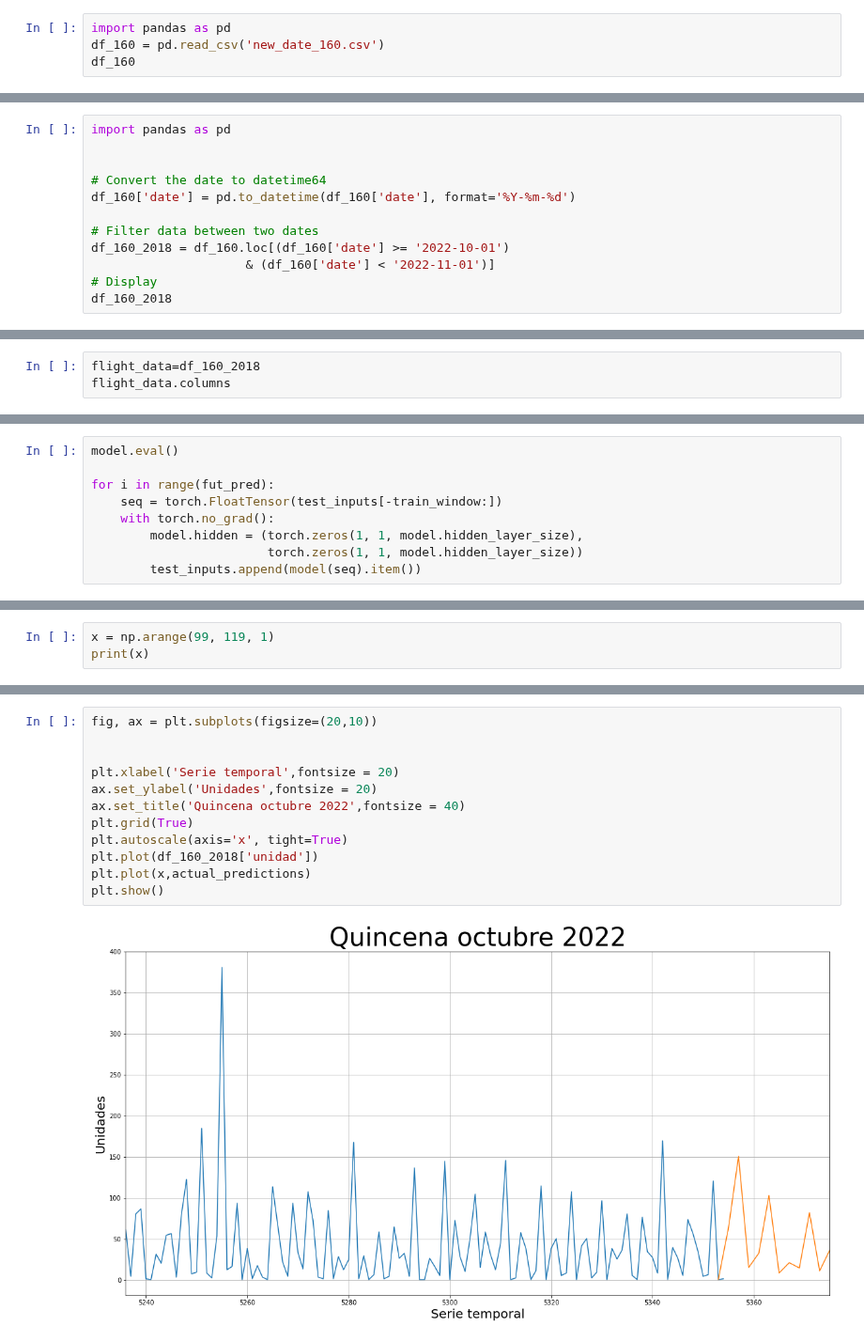
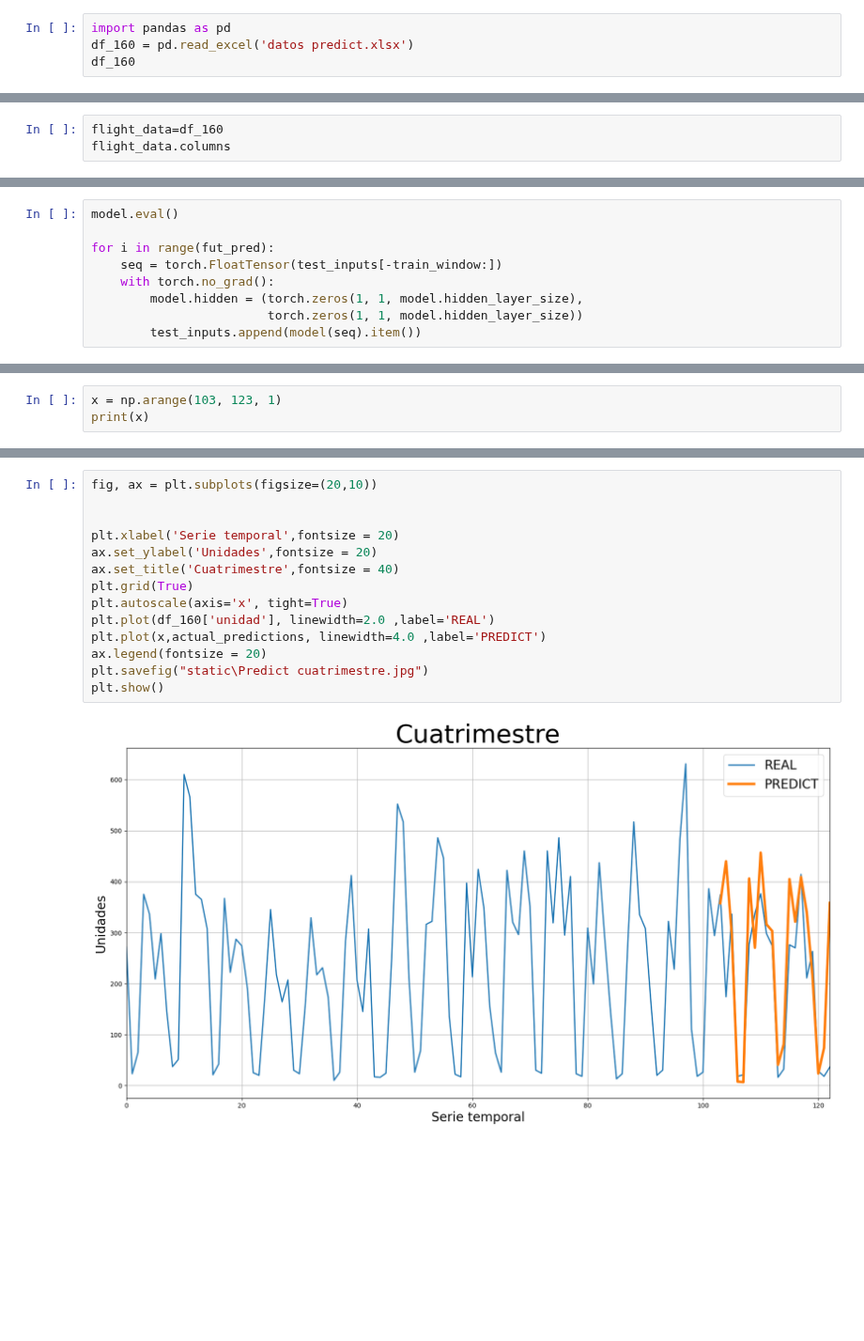
Before and after one commit to Peskysa/valverde, a Jupyter notebook: predict.ipynb, the cells around one changed output, grey strips where cells are left out. Shown at 94% size. Drawn from its saved outputs; the diff is of its cells as text; blank space fills up the shorter version.

```diff
--- a/predict.ipynb
+++ b/predict.ipynb
@@ -10,6 +11,6 @@ import matplotlib.pyplot as plt
 %matplotlib inline
 # %%
 import pandas as pd
-df_160 = pd.read_csv('new_date_160.csv')
+df_160 = pd.read_excel('datos predict.xlsx')
 df_160
 # %% [output]
@@ -29,12 +29,0 @@ df_160
-# %%
-import pandas as pd
-
-
-# Convert the date to datetime64
-df_160['date'] = pd.to_datetime(df_160['date'], format='%Y-%m-%d')
-
-# Filter data between two dates
-df_160_2018 = df_160.loc[(df_160['date'] >= '2022-10-01')
-                     & (df_160['date'] < '2022-11-01')]
-# Display
-df_160_2018
@@ -86,4 +48,4 @@ plt.plot(df_160_2018['unidad'])
 # %%
-flight_data=df_160_2018
+flight_data=df_160
 flight_data.columns
 # %% [output]
@@ -306,4 +268,4 @@ print(actual_predictions)
 # %%
-x = np.arange(99, 119, 1)
+x = np.arange(103, 123, 1)
 print(x)
 # %% [output]
@@ -312,16 +274,18 @@ print(x)
 # %%
 fig, ax = plt.subplots(figsize=(20,10))
 
 
 plt.xlabel('Serie temporal',fontsize = 20)
 ax.set_ylabel('Unidades',fontsize = 20)
-ax.set_title('Quincena octubre 2022',fontsize = 40)
+ax.set_title('Cuatrimestre',fontsize = 40)
 plt.grid(True)
 plt.autoscale(axis='x', tight=True)
-plt.plot(df_160_2018['unidad'])
-plt.plot(x,actual_predictions)
+plt.plot(df_160['unidad'], linewidth=2.0 ,label='REAL')
+plt.plot(x,actual_predictions, linewidth=4.0 ,label='PREDICT')
+ax.legend(fontsize = 20)
+plt.savefig("static\Predict cuatrimestre.jpg")
 plt.show()
 # %% [output]
-[figure, old version]
+[figure, new version]
 # %%
 fig, ax = plt.subplots(figsize=(20,10))
```
Also changed, not shown: parts of 18 cells of this notebook, 2 other files.
